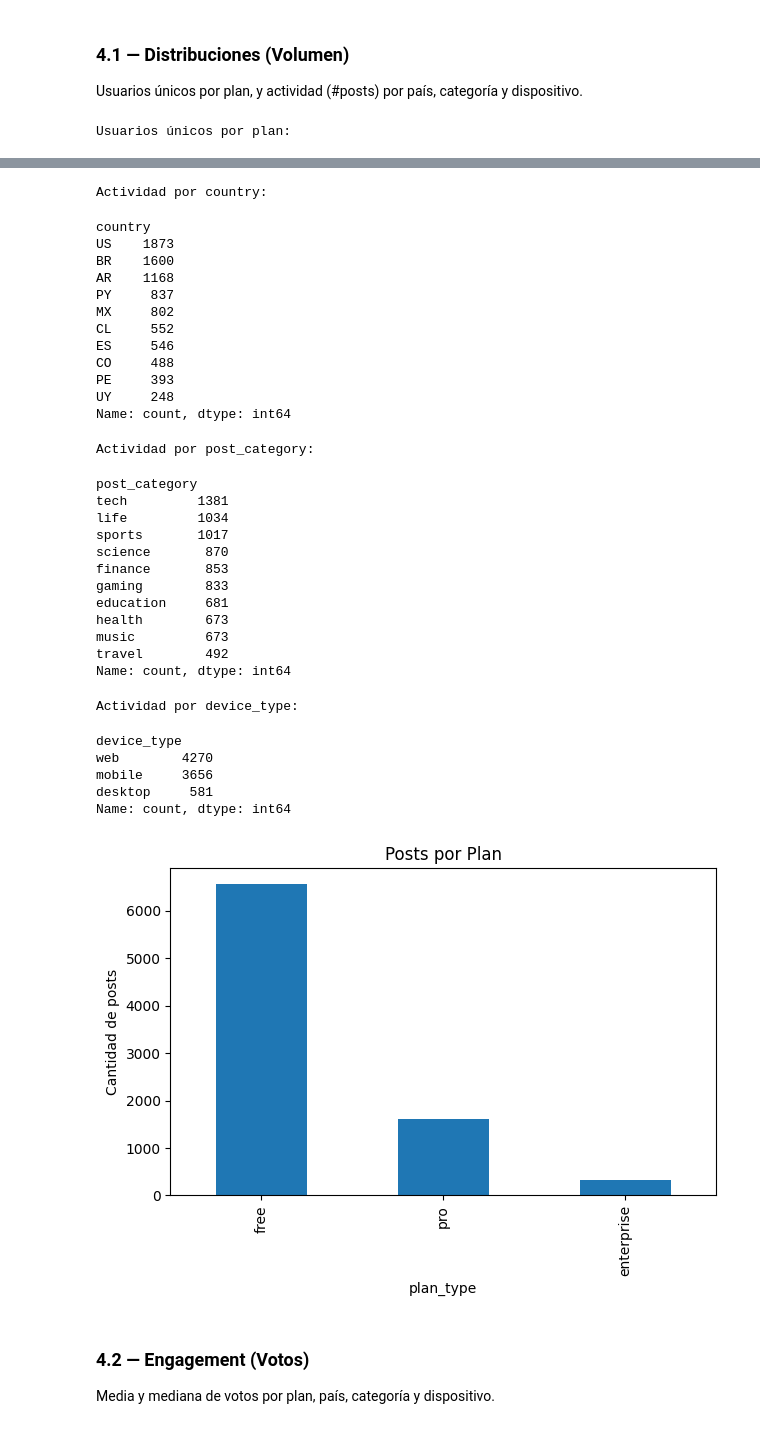
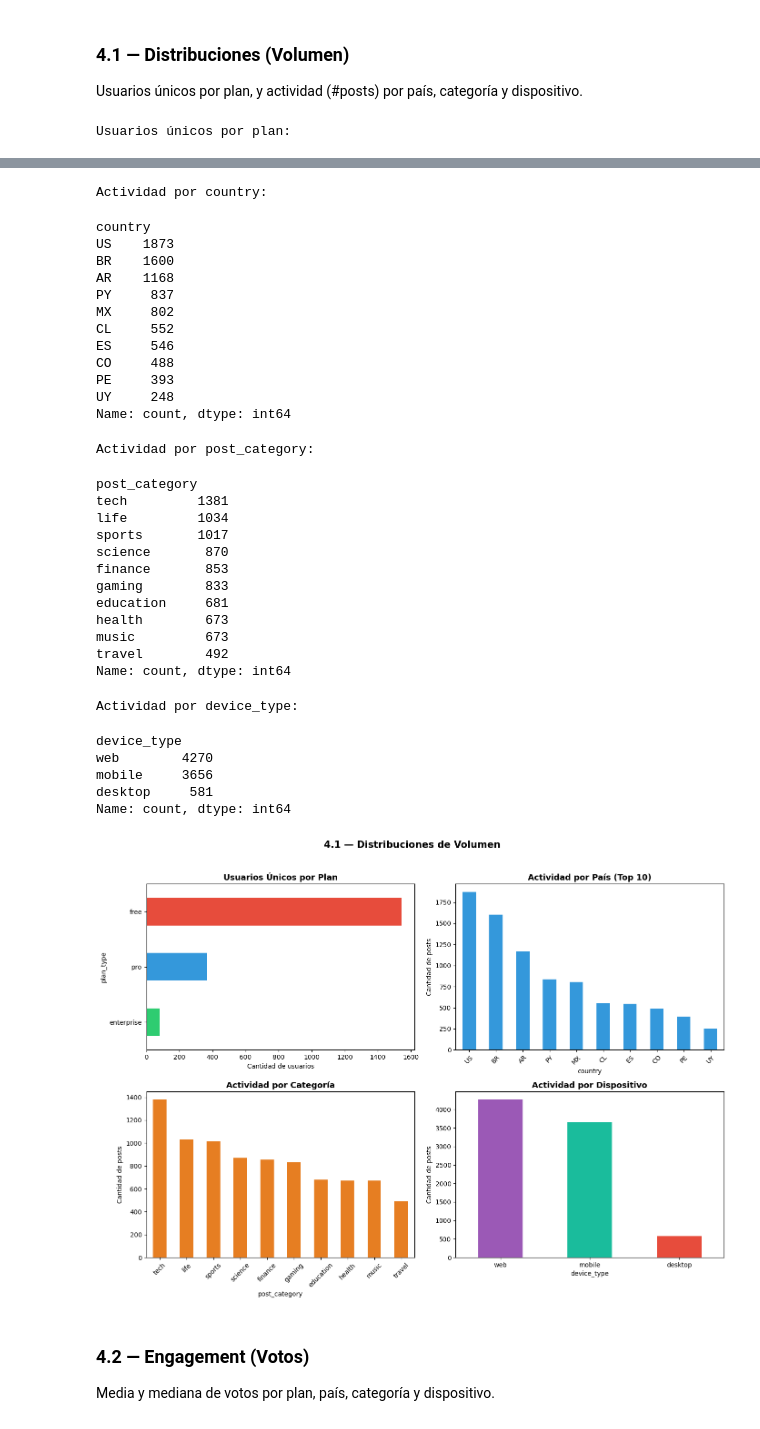
Before and after one commit to da21nny/The_Huddle_Challenge_9_CodePro_4, a Jupyter notebook: challenge_9.ipynb, the cells around one changed output, grey strips where cells are left out. Cells and saved outputs as stored; diff of their text form; code cells hidden in the pictures.

```diff
--- a/challenge_9.ipynb
+++ b/challenge_9.ipynb
@@ -343,16 +343,45 @@ Usuarios únicos por plan, y actividad (#posts) por país, categoría y disposit
 # %%
 # Usuarios únicos por plan
 print("Usuarios únicos por plan:")
-display(df_clean.groupby("plan_type")["user_id"].nunique())
+users_by_plan = df_clean.groupby("plan_type")["user_id"].nunique()
+display(users_by_plan)
 
 # Actividad (#posts) por país, categoría y dispositivo
 for col in ["country", "post_category", "device_type"]:
     print(f"\nActividad por {col}:")
     display(df_clean[col].value_counts())
 
-# Gráfico de barras: posts por plan
-df_clean["plan_type"].value_counts().plot(kind="bar", title="Posts por Plan")
-plt.ylabel("Cantidad de posts")
+# --- Gráficos de Distribuciones ---
+fig, axes = plt.subplots(2, 2, figsize=(14, 10))
+
+# Gráfico 1: Usuarios únicos por plan
+users_by_plan.sort_values().plot(
+    kind="barh", ax=axes[0, 0], color=["#2ecc71", "#3498db", "#e74c3c"])
+axes[0, 0].set_title("Usuarios Únicos por Plan", fontsize=13, fontweight="bold")
+axes[0, 0].set_xlabel("Cantidad de usuarios")
+
+# Gráfico 2: Posts por país (top 10)
+df_clean["country"].value_counts().head(10).plot(
+    kind="bar", ax=axes[0, 1], color="#3498db")
+axes[0, 1].set_title("Actividad por País (Top 10)", fontsize=13, fontweight="bold")
+axes[0, 1].set_ylabel("Cantidad de posts")
+axes[0, 1].tick_params(axis="x", rotation=45)
+
+# Gráfico 3: Posts por categoría
+df_clean["post_category"].value_counts().plot(
+    kind="bar", ax=axes[1, 0], color="#e67e22")
+axes[1, 0].set_title("Actividad por Categoría", fontsize=13, fontweight="bold")
+axes[1, 0].set_ylabel("Cantidad de posts")
+axes[1, 0].tick_params(axis="x", rotation=45)
+
+# Gráfico 4: Posts por dispositivo
+df_clean["device_type"].value_counts().plot(
+    kind="bar", ax=axes[1, 1], color=["#9b59b6", "#1abc9c", "#e74c3c"])
+axes[1, 1].set_title("Actividad por Dispositivo", fontsize=13, fontweight="bold")
+axes[1, 1].set_ylabel("Cantidad de posts")
+axes[1, 1].tick_params(axis="x", rotation=0)
+
+plt.suptitle("4.1 — Distribuciones de Volumen", fontsize=15, fontweight="bold", y=1.02)
 plt.tight_layout()
 plt.show()
 # %% [output]
@@ -367,34 +396,34 @@ country
 US    1873
 BR    1600
 AR    1168
 PY     837
 MX     802
 CL     552
 ES     546
 CO     488
 PE     393
 UY     248
 Name: count, dtype: int64
 Actividad por post_category:
 post_category
 tech         1381
 life         1034
 sports       1017
 science       870
 finance       853
 gaming        833
 education     681
 health        673
 music         673
 travel        492
 Name: count, dtype: int64
 Actividad por device_type:
 device_type
 web        4270
 mobile     3656
 desktop     581
 Name: count, dtype: int64
-[figure, old version]
+[figure, new version]
 # %% [markdown]
 ### 4.2 — Engagement (Votos)
 Media y mediana de votos por plan, país, categoría y dispositivo.
```
Also changed, not shown: parts of 5 cells of this notebook.
